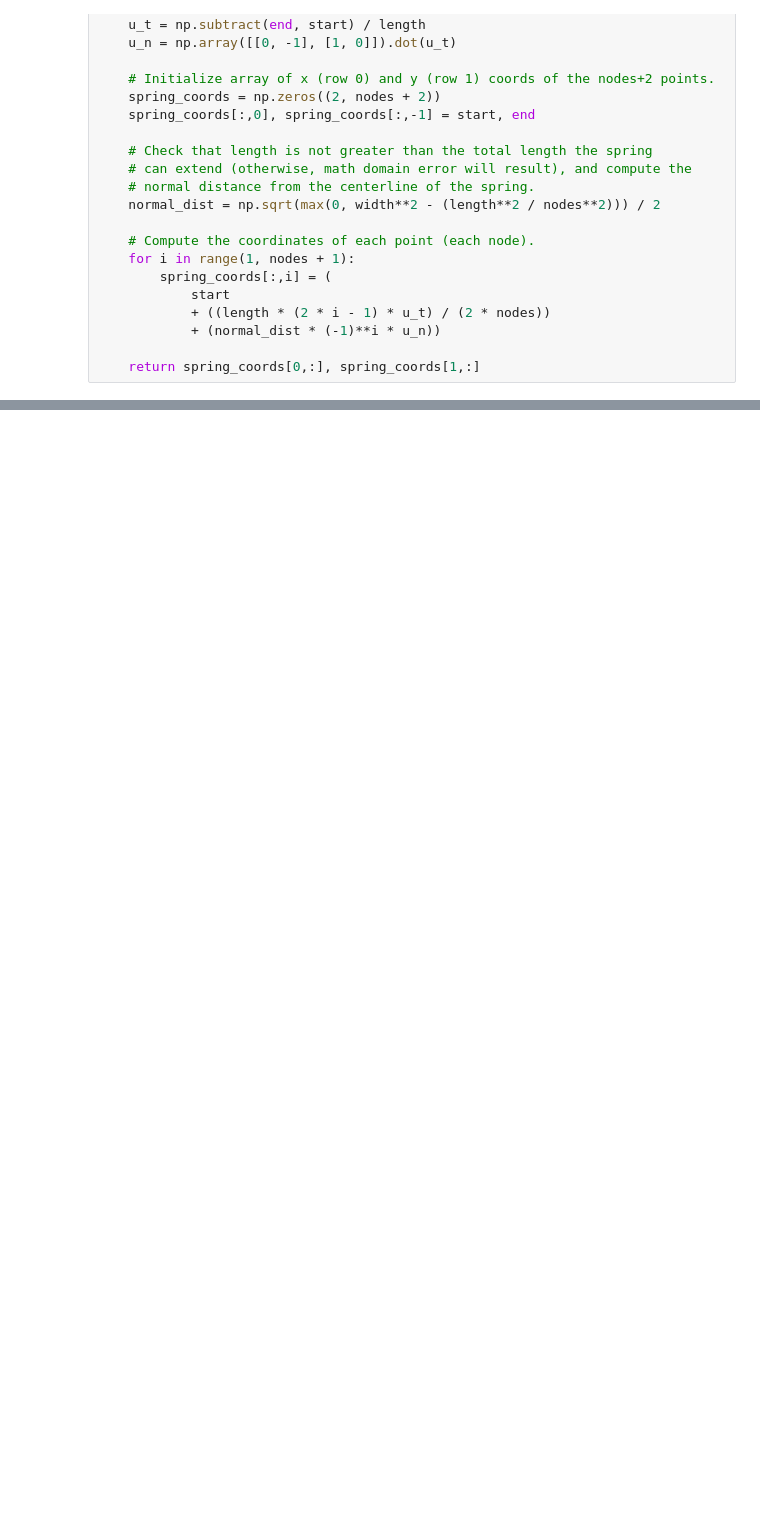
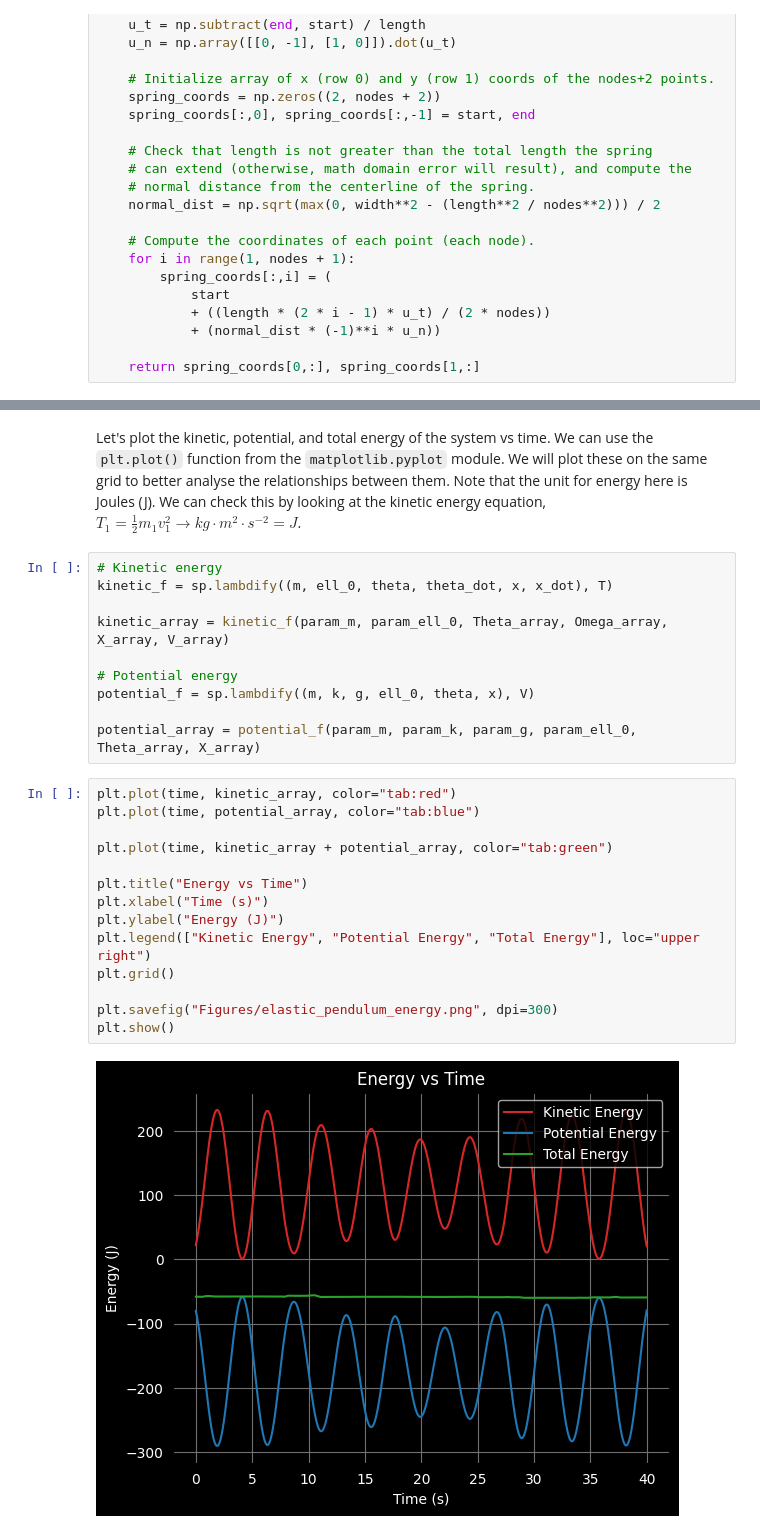
Before and after one commit to Melon-Mao/Python-repository, a Jupyter notebook: Data Analysis/Mechanics/Pendulums/Elastic Pendulum/elastic_pendulum.ipynb, the cells around one changed output, grey strips where cells are left out. Cells and saved outputs as stored; diff of their text form; blank space fills up the shorter version.

```diff
--- a/Data Analysis/Mechanics/Pendulums/Elastic Pendulum/elastic_pendulum.ipynb
+++ b/Data Analysis/Mechanics/Pendulums/Elastic Pendulum/elastic_pendulum.ipynb
@@ -461,3 +461,31 @@ ani = animation.FuncAnimation(fig, animate, frames=len(time), interval=50)
 ani.save("Animations/elastic_pendulum.gif", writer="pillow", fps=25)
 # %% [output]
 [figure]
+# %% [markdown]
+Let's plot the kinetic, potential, and total energy of the system vs time. We can use the `plt.plot()` function from the `matplotlib.pyplot` module. We will plot these on the same grid to better analyse the relationships between them. Note that the unit for energy here is Joules (J). We can check this by looking at the kinetic energy equation, $T_1 = \frac{1}{2}m_1v_1^2 \rightarrow kg \cdot m^2 \cdot s^{-2} = J$.
+# %%
+# Kinetic energy
+kinetic_f = sp.lambdify((m, ell_0, theta, theta_dot, x, x_dot), T)
+
+kinetic_array = kinetic_f(param_m, param_ell_0, Theta_array, Omega_array, X_array, V_array)
+
+# Potential energy
+potential_f = sp.lambdify((m, k, g, ell_0, theta, x), V)
+
+potential_array = potential_f(param_m, param_k, param_g, param_ell_0, Theta_array, X_array)
+# %%
+plt.plot(time, kinetic_array, color="tab:red")
+plt.plot(time, potential_array, color="tab:blue")
+
+plt.plot(time, kinetic_array + potential_array, color="tab:green")
+
+plt.title("Energy vs Time")
+plt.xlabel("Time (s)")
+plt.ylabel("Energy (J)")
+plt.legend(["Kinetic Energy", "Potential Energy", "Total Energy"], loc="upper right")
+plt.grid()
+
+plt.savefig("Figures/elastic_pendulum_energy.png", dpi=300)
+plt.show()
+# %% [output]
+[figure, added]
```
Also changed, not shown: parts of 8 cells of this notebook, 15 other files.
